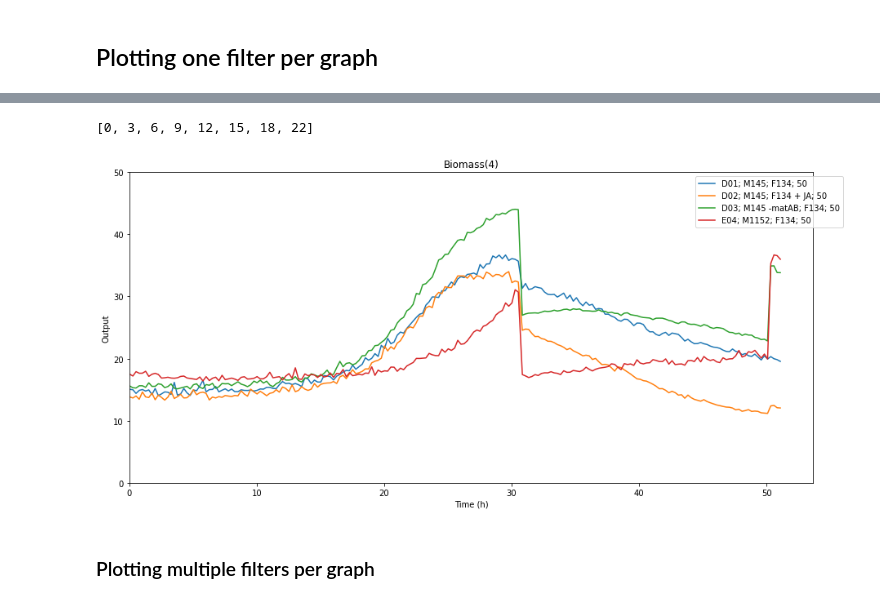
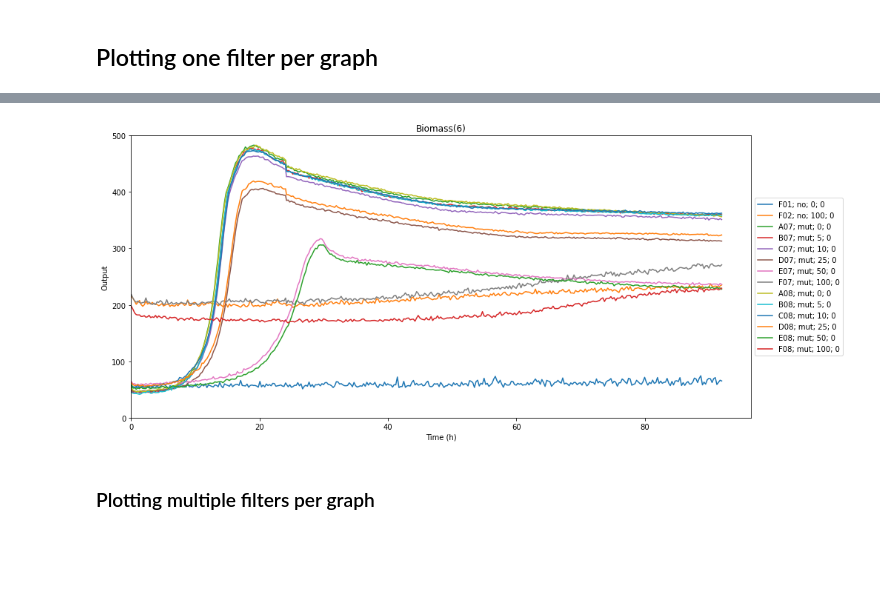
Before and after one commit to mbhulst/work, a Jupyter notebook: biolector/biolector_data_work_part2.ipynb, the cells around one changed output, grey strips where cells are left out. Cells and saved outputs as stored; diff of their text form; code cells hidden in the pictures; blank space fills up the shorter version.

```diff
--- a/biolector/biolector_data_work_part2.ipynb
+++ b/biolector/biolector_data_work_part2.ipynb
@@ -263,7 +247,7 @@ import numpy as np
 def plotting_data(chosen_categories, chosen_filter, reduce_replicates):
 
     if reduce_replicates == "yes":
-        # Select only one of each replicate -> note depends on where the replicates are in the plate!!!
+        # Select only one of each replicate -> NOTE: depends on where the replicates are in the plate!!!
         list_repr = np.arange(0, len(df_design), 3)
         list_repr = [22 if x==21 else x for x in list_repr]
         print(list_repr)
@@ -287,7 +271,7 @@ def plotting_data(chosen_categories, chosen_filter, reduce_replicates):
         data_column = 'Amp_1'
 
     # Initiate the figure
-    fig = plt.figure(figsize=(15,7))
+    fig = plt.figure(figsize=(15,7))  #15, 7
 
     # Plot the data onto the figure
     legend = []
@@ -324,12 +308,16 @@ def plotting_data(chosen_categories, chosen_filter, reduce_replicates):
         max_y = 120
     else:
         max_y = max_y + 50 - max_y % 50
-#     max_y = 200
+        #max_y = 500
+
+    # set final time of interseting data
+    #max_x = 80
 
     # Plot the labels, legend, title and determine the axis limits
     plt.xlabel("Time (h)")
     plt.ylabel("Output")
-    plt.legend(legend, bbox_to_anchor=(1.05, 1))
+    plt.legend(legend, loc='center left', bbox_to_anchor=(1, 0.5))
+    #plt.legend(legend, bbox_to_anchor=(1.05, 1))
     plt.title(df_filters[(df_filters["filter_no"] == str(chosen_filter))]["filter_name"].iloc[0])
     plt.xlim(xmin=0)
     plt.ylim(ymin=min_y, ymax=max_y)
@@ -358,10 +346,9 @@ Choose filter from following:
 ['1', '2', '3', '4', '5', '6']
 # %%
 # Insert here what you want to plot:
-plotting_data([['M145', 'M145 -matAB', 'M1152'], ['F134', 'F134 + JA'], [50]], 1, "yes")
+plotting_data([['mut', 'no'], [0, 5, 10, 25, 50, 100], [0]], 2, "no")
 # %% [output]
-[0, 3, 6, 9, 12, 15, 18, 22]
-[figure, old version]
+[figure, new version]
 # %% [markdown]
 ### Plotting multiple filters per graph
 # %%
```
Also changed, not shown: parts of 11 cells of this notebook, 2 other files.
